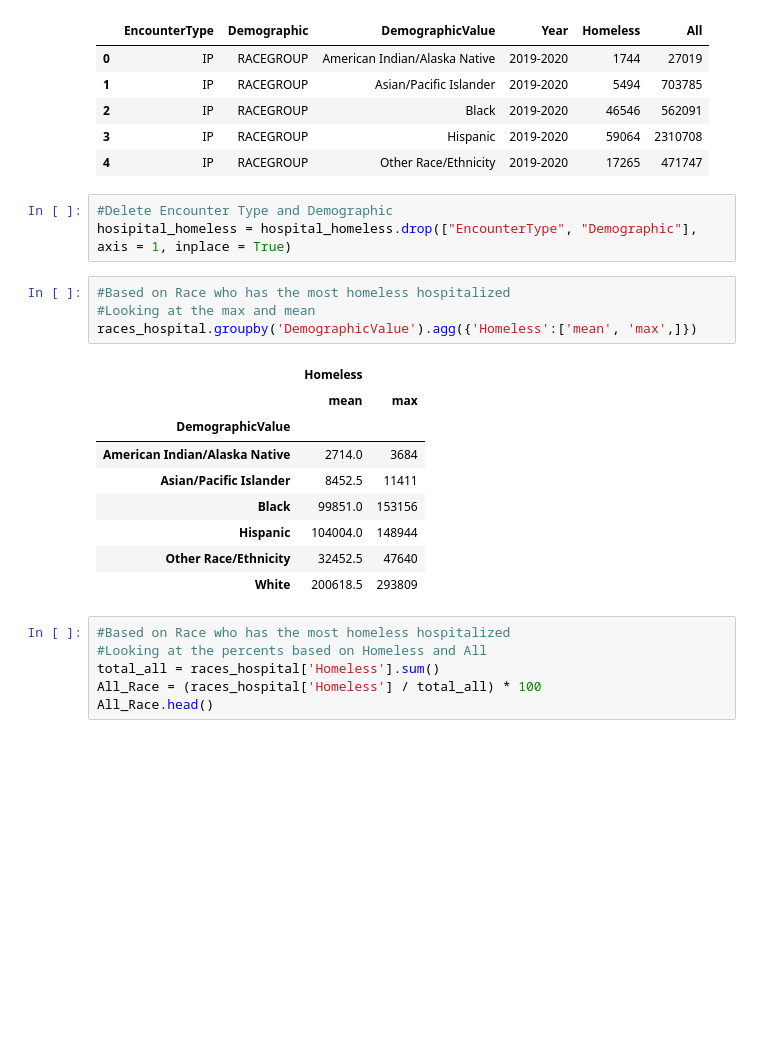
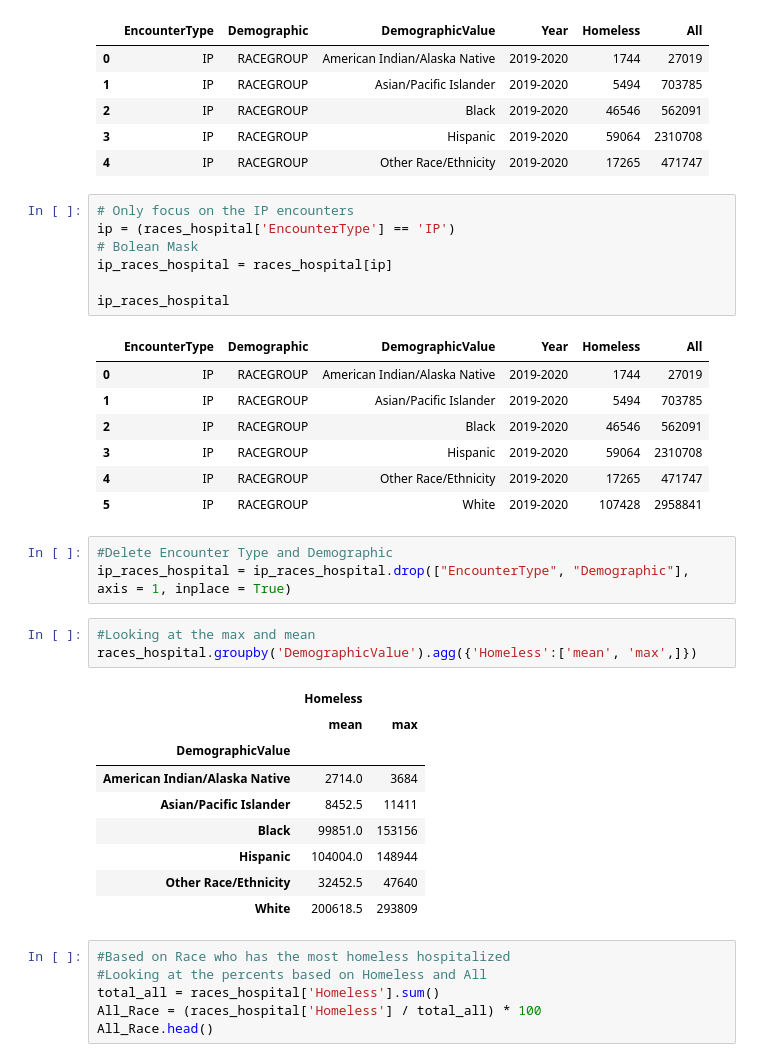
Before and after one commit to JoshPatNava/Homeless_In_Hospital, a Jupyter notebook: Homeless_Hospitlization.ipynb, the cells around one changed output. Drawn from its saved outputs; the diff is of its cells as text; blank space fills up the shorter version.

```diff
--- a/Homeless_Hospitlization.ipynb
+++ b/Homeless_Hospitlization.ipynb
@@ -88,11 +88,25 @@ races_hospital.head()
 | 2 | IP | RACEGROUP | Black | 2019-2020 | 46546 | 562091 |
 | 3 | IP | RACEGROUP | Hispanic | 2019-2020 | 59064 | 2310708 |
 | 4 | IP | RACEGROUP | Other Race/Ethnicity | 2019-2020 | 17265 | 471747 |
+# %%
+# Only focus on the IP encounters
+ip = (races_hospital['EncounterType'] == 'IP')
+# Bolean Mask
+ip_races_hospital = races_hospital[ip]
+
+ip_races_hospital
+# %% [output]
+|  | EncounterType | Demographic | DemographicValue | Year | Homeless | All |
+| 0 | IP | RACEGROUP | American Indian/Alaska Native | 2019-2020 | 1744 | 27019 |
+| 1 | IP | RACEGROUP | Asian/Pacific Islander | 2019-2020 | 5494 | 703785 |
+| 2 | IP | RACEGROUP | Black | 2019-2020 | 46546 | 562091 |
+| 3 | IP | RACEGROUP | Hispanic | 2019-2020 | 59064 | 2310708 |
+| 4 | IP | RACEGROUP | Other Race/Ethnicity | 2019-2020 | 17265 | 471747 |
+| 5 | IP | RACEGROUP | White | 2019-2020 | 107428 | 2958841 |
 # %%
 #Delete Encounter Type and Demographic
-hosipital_homeless = hospital_homeless.drop(["EncounterType", "Demographic"], axis = 1, inplace = True)
+ip_races_hospital = ip_races_hospital.drop(["EncounterType", "Demographic"], axis = 1, inplace = True)
 # %%
-#Based on Race who has the most homeless hospitalized
 #Looking at the max and mean
 races_hospital.groupby('DemographicValue').agg({'Homeless':['mean', 'max',]})
 # %% [output]
```
Also changed, not shown: parts of 1 cell of this notebook.
